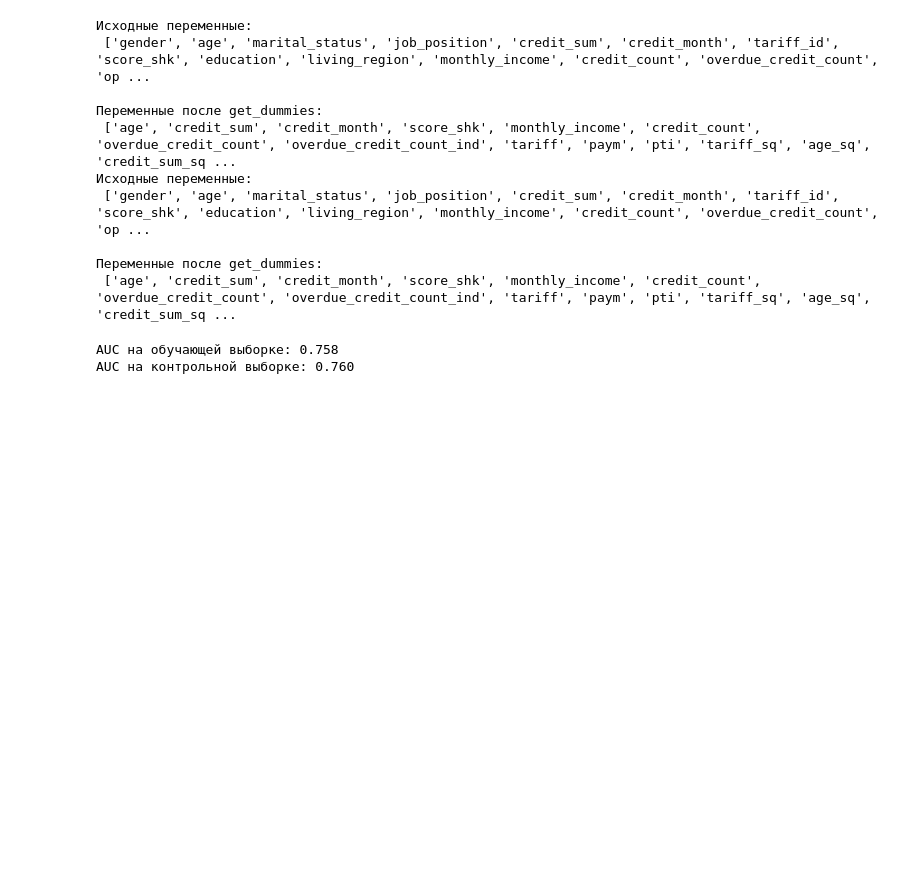
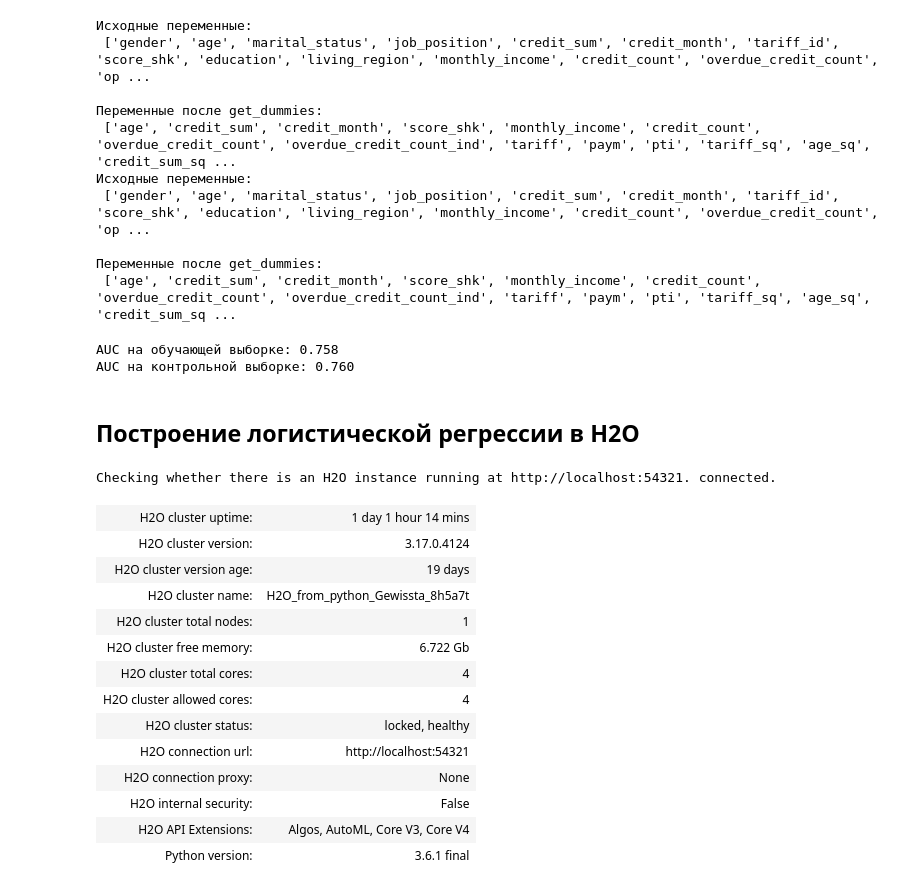
Before and after one commit to evpolyakov/Learning_pandas_russian_translation, a Jupyter notebook: Приложение 4_Пример предварительной подготовки данных в pandas.ipynb, the cells around one changed output. Saved outputs shown, nothing was run; the diff lists cells and outputs as text; code cells hidden in the pictures; blank space fills up the shorter version.

```diff
--- a/Приложение 4_Пример предварительной подготовки данных в pandas.ipynb
+++ b/Приложение 4_Пример предварительной подготовки данных в pandas.ipynb
@@ -1340,3 +1340,30 @@ print("AUC на контрольной выборке: {:.3f}".
 # %% [output]
 AUC на обучающей выборке: 0.758
 AUC на контрольной выборке: 0.760
+# %% [markdown]
+## Построение логистической регрессии в H2O
+# %%
+# перед импортом библиотеки h2o и модуля os убедитесь, что библиотека h2o установлена
+# (сначала установите Java SE Development Kit 8, обратите внимание,
+# 9-я версия H2O не поддерживается, а затем после установки Java
+# запустите Anaconda Prompt и установите h2o с помощью
+# строки pip install h2o)
+import h2o
+import os
+h2o.init(nthreads = -1, max_mem_size = 8)
+# %% [output]
+Checking whether there is an H2O instance running at http://localhost:54321. connected.
+| H2O cluster uptime: | 1 day 1 hour 14 mins |
+| H2O cluster version: | 3.17.0.4124 |
+| H2O cluster version age: | 19 days |
+| H2O cluster name: | H2O_from_python_Gewissta_8h5a7t |
+| H2O cluster total nodes: | 1 |
+| H2O cluster free memory: | 6.722 Gb |
+| H2O cluster total cores: | 4 |
+| H2O cluster allowed cores: | 4 |
+| H2O cluster status: | locked, healthy |
+| H2O connection url: | http://localhost:54321 |
+| H2O connection proxy: | None |
+| H2O internal security: | False |
+| H2O API Extensions: | Algos, AutoML, Core V3, Core V4 |
+| Python version: | 3.6.1 final |
```
Also changed, not shown: parts of 10 cells of this notebook.
